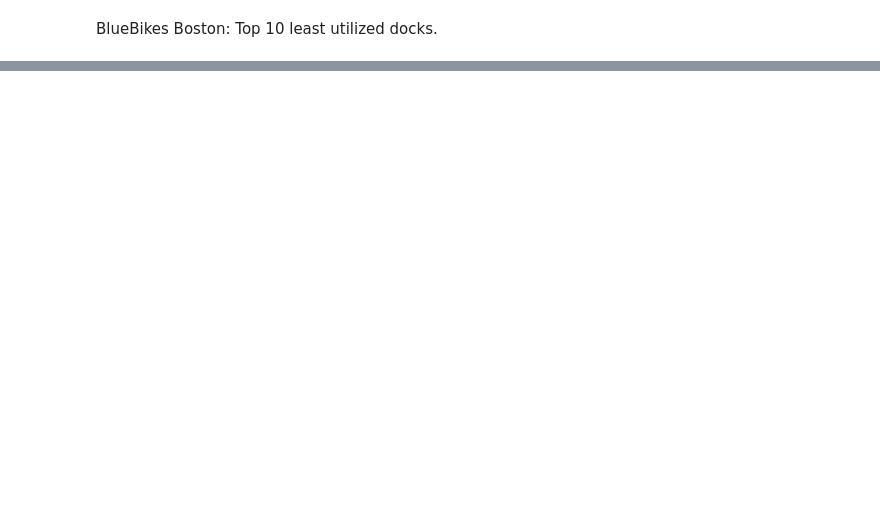
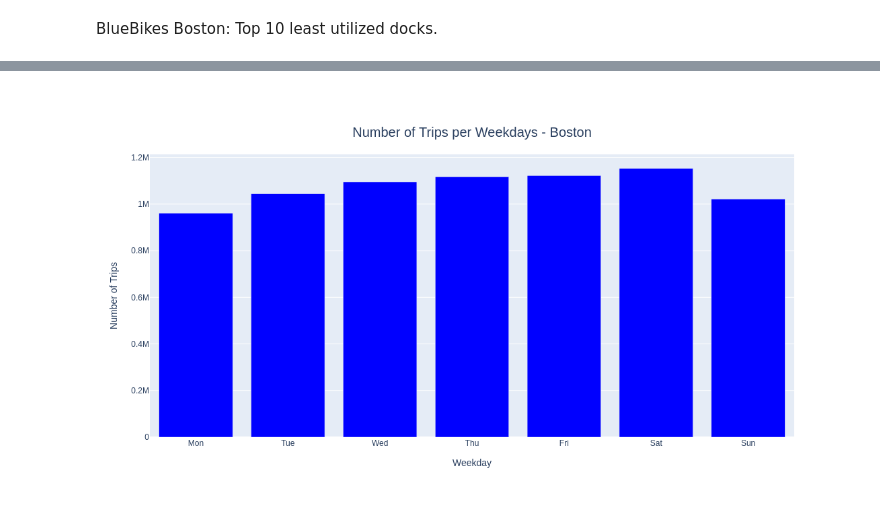
Before and after one commit to raphaelElearning/MSC_DA_Repeat, a Jupyter notebook: 2020100_MSC_DA_Repeat.ipynb, the cells around one changed output, grey strips where cells are left out. Cells and saved outputs as stored; diff of their text form; code cells hidden in the pictures; blank space fills up the shorter version.

```diff
--- a/2020100_MSC_DA_Repeat.ipynb
+++ b/2020100_MSC_DA_Repeat.ipynb
@@ -427,3 +427,10 @@ boston_trips_per_time.head()
 | 2 | 1 | 18 Dorrance Warehouse | 2022-01-17 17:48:23.892 | 1 |
 | 3 | 1 | 18 Dorrance Warehouse | 2022-02-11 14:15:49.555 | 1 |
 | 4 | 1 | 18 Dorrance Warehouse | 2022-02-14 19:28:55.591 | 1 |
+# %%
+# Creating columns for 'weeday' and 'month'
+
+boston_trips_per_time.loc[:, 'weekday'] = boston_trips_per_time['time'].dt.isocalendar().day
+boston_trips_per_time.loc[:, 'month'] = boston_trips_per_time['time'].dt.month
+
+boston_trips_per_time = boston_trips_per_time[['station_id', 'station', 'time','weekday', 'month', 'total_trips_per_station']]
@@ -872,0 +923,27 @@ plt.show()
+# %%
+#Selecting dataset and creating number of trips.
+
+boston_trips_per_weekday = boston_trips_per_time.groupby('weekday').size().reset_index(name='number_of_trips')
+
+# Transforming numbers into weekday names.
+w_names = ['Mon', 'Tue', 'Wed', 'Thu', 'Fri', 'Sat', 'Sun']
+
+# Takes all values from the 'weekday' column and substitutes them for the dictionary values.
+boston_trips_per_weekday['weekday_name'] = boston_trips_per_weekday['weekday'].apply(lambda x: w_names[x-1])
+
+fig = px.bar(boston_trips_per_weekday, x='weekday_name', y='number_of_trips',
+             labels={'weekday_name': 'Weekday', 'number_of_trips': 'Number of Trips'},
+             title = 'Number of Trips per Weekdays - Boston',
+             width=800,
+             height=600,
+             category_orders={'weekday_name': ['Mon', 'Tue', 'Wed', 'Thu', 'Fri', 'Sat', 'Sun']},
+             color_discrete_sequence=['blue'])
+
+fig.update_traces(textposition='outside')
+fig.update_layout(title={'text': 'Number of Trips per Weekdays - Boston','y':0.9,'x':0.5,'xanchor': 'center','yanchor': 'top','font': {'size': 20}})
+fig.show()
+
+
+# Adapted from: https://plotly.com/python/hover-text-and-formatting/
+# %% [output]
+[figure, added]
```
Also changed, not shown: parts of 25 cells of this notebook, 2 other files.
